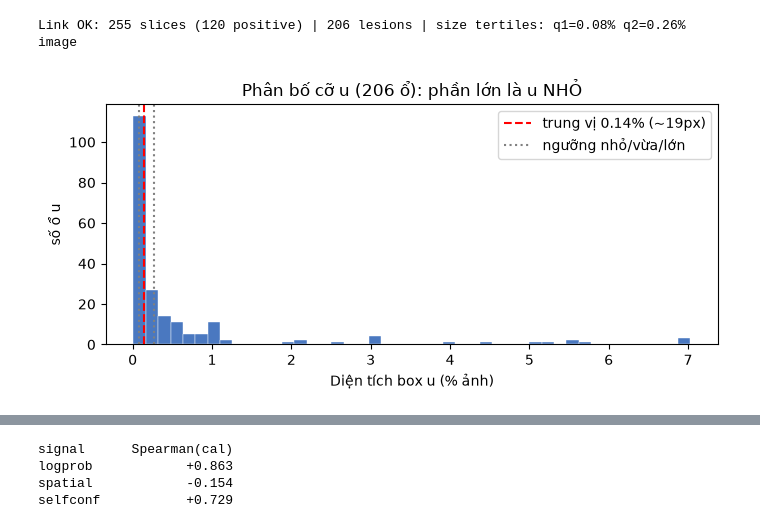
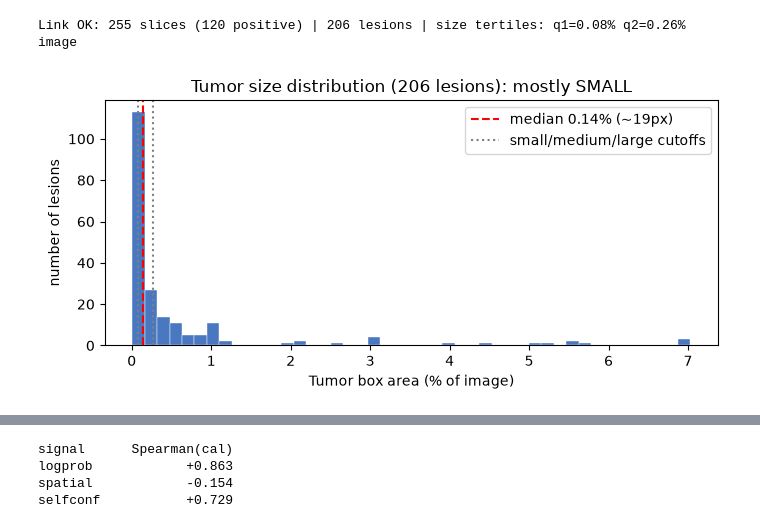
Before and after one commit to HatDuaa/medrega-liver-seminar, a Jupyter notebook: seminar/code/eval_visualize.ipynb, the cells around one changed output, grey strips where cells are left out. Drawn from its saved outputs; the diff is of its cells as text; code cells hidden in the pictures.

```diff
--- a/seminar/code/eval_visualize.ipynb
+++ b/seminar/code/eval_visualize.ipynb
@@ -94,14 +96,15 @@ print(f"Link OK: {len(records)} slices ({sum(r['is_pos'] for r in records)} posi
 # %% [output]
 Link OK: 255 slices (120 positive) | 206 lesions | size tertiles: q1=0.08% q2=0.26% image
 # %%
+# ===== CELL 2 =====
 # === [1] Phân bố cỡ u — DATA NGẬP U NHỎ (gốc của recall thấp) ===
 ap=np.array(all_areas)/1e4
 plt.figure(figsize=(7,3.4))
 plt.hist(ap,bins=45,color="#4a78c0",edgecolor="white",linewidth=.3)
-plt.axvline(np.median(ap),color="red",ls="--",lw=1.5,label=f"trung vị {np.median(ap):.2f}% (~{np.sqrt(np.median(all_areas))*512/1000:.0f}px)")
-plt.axvline(Q1/1e4,color="gray",ls=":"); plt.axvline(Q2/1e4,color="gray",ls=":",label="ngưỡng nhỏ/vừa/lớn")
-plt.xlabel("Diện tích box u (% ảnh)"); plt.ylabel("số ổ u")
-plt.title(f"Phân bố cỡ u ({len(all_areas)} ổ): phần lớn là u NHỎ"); plt.legend(); plt.tight_layout(); plt.show()
+plt.axvline(np.median(ap),color="red",ls="--",lw=1.5,label=f"median {np.median(ap):.2f}% (~{np.sqrt(np.median(all_areas))*512/1000:.0f}px)")
+plt.axvline(Q1/1e4,color="gray",ls=":"); plt.axvline(Q2/1e4,color="gray",ls=":",label="small/medium/large cutoffs")
+plt.xlabel("Tumor box area (% of image)"); plt.ylabel("number of lesions")
+plt.title(f"Tumor size distribution ({len(all_areas)} lesions): mostly SMALL"); plt.legend(); plt.tight_layout(); plt.show()
 # %% [output]
-[figure, old version]
+[figure, new version]
 # %%
```
Also changed, not shown: parts of 17 cells of this notebook.
